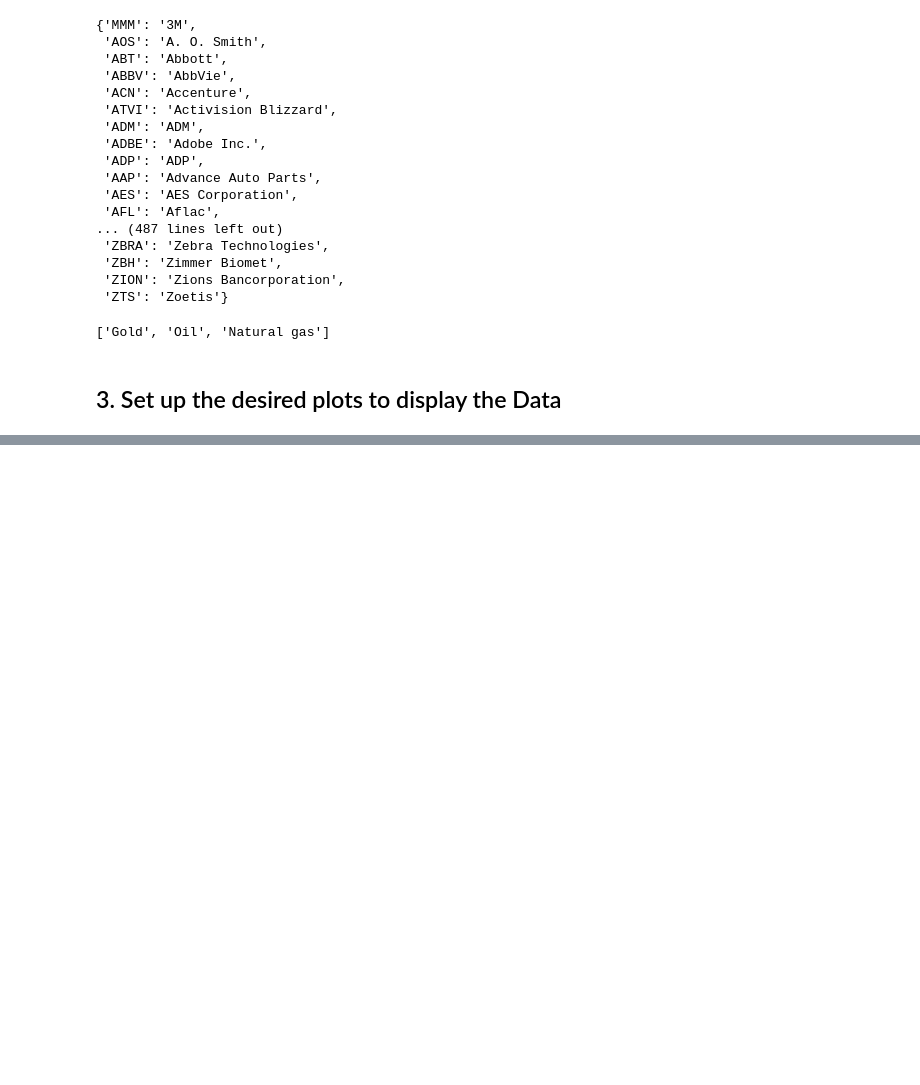
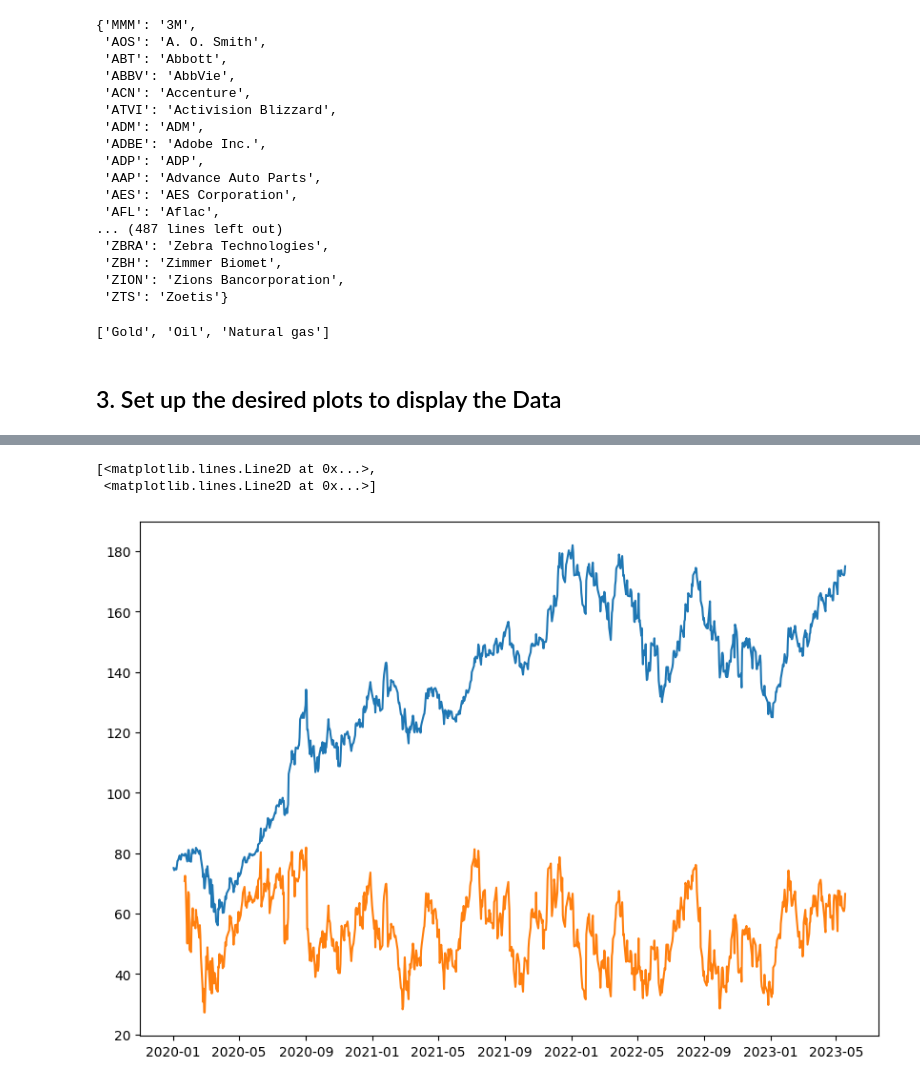
Before and after one commit to tommasograndi/StockPredDashboard, a Jupyter notebook: Report.ipynb, the cells around one changed output, grey strips where cells are left out. Drawn from its saved outputs; the diff is of its cells as text; code cells hidden in the pictures; blank space fills up the shorter version.

```diff
--- a/Report.ipynb
+++ b/Report.ipynb
@@ -170,0 +177,19 @@ list(commodities.keys())
+# %%
+# Define the function to apply the technical indicators
+
+indicators = ['Simple moving average', 'Expontential moving average', 'Relative strength index']
+
+
+def apply_indicator(indicator, data, window):
+    if indicator == 'Simple moving average':
+        sma = SMAIndicator(data['Close'], window).sma_indicator()
+        return pd.DataFrame({"Close" : data['Close'], "SMA" : sma})
+    elif indicator == 'Expontential moving average':
+        ema = EMAIndicator(data['Close'], window).ema_indicator()
+        return pd.DataFrame({"Close" : data['Close'], "EMA" : ema})
+    elif indicator == 'Relative strength index':
+        rsi = RSIIndicator(data['Close']).rsi()
+        return pd.DataFrame({"Close" : data['Close'], "RSI" : rsi})
+# %%
+ind_data = apply_indicator(indicators[2], data, 30)
+ind_data
@@ -170,0 +211,7 @@ list(commodities.keys())
+# %%
+plt.figure(figsize=(10,7))
+plt.plot(ind_data)
+# %% [output]
+[<matplotlib.lines.Line2D at 0x...>,
+ <matplotlib.lines.Line2D at 0x...>]
+[figure, added]
```
Also changed, not shown: parts of 6 cells of this notebook, 2 other files.
